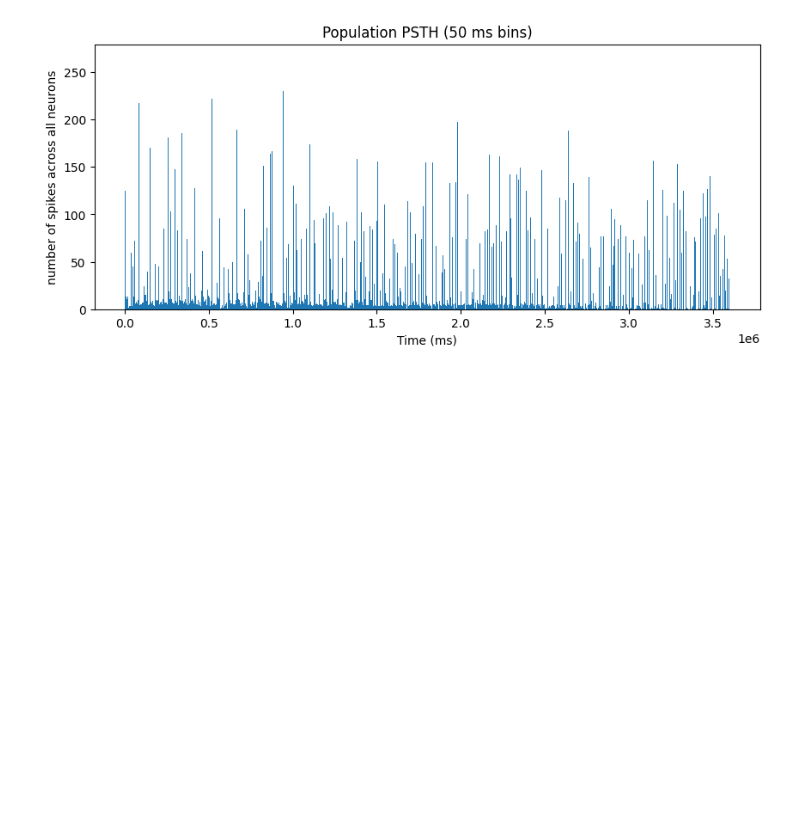
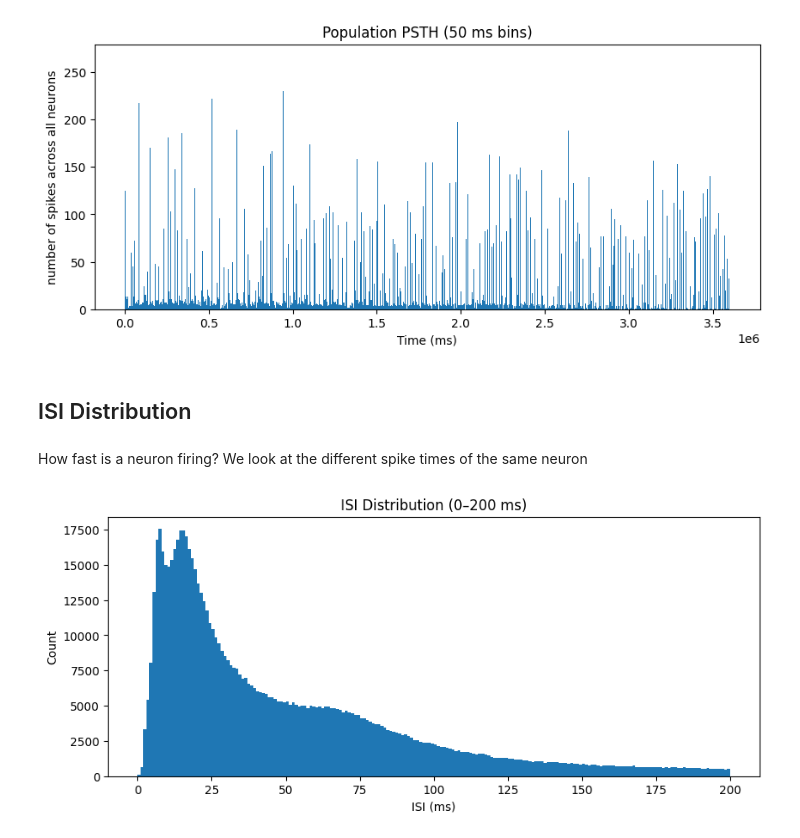
Before and after one commit to Neermita18/NeuroML, a Jupyter notebook: somatosensory_mouse_spike_data.ipynb, the cells around one changed output. Drawn from its saved outputs; the diff is of its cells as text; code cells hidden in the pictures; blank space fills up the shorter version.

Commit message:
ISI for all neurons

```diff
--- a/somatosensory_mouse_spike_data.ipynb
+++ b/somatosensory_mouse_spike_data.ipynb
@@ -202,3 +202,29 @@ T = ds["T"]
 plot_population_histogram(spikes, T)
 # %% [output]
 [figure]
+# %% [markdown]
+## ISI Distribution
+# %% [markdown]
+How fast is a neuron firing? We look at the different spike times of the same neuron
+# %%
+ds= all_datasets[0]   # dataset 1
+spikes = ds["spikes"]
+rates = ds["firing_rates"]
+x = ds["x"]
+y = ds["y"]
+T = ds["T"]
+# %%
+def compute_isis(sp):
+    times = sp[0][0]
+    return np.diff(times)
+# %%
+all_isis = np.concatenate([compute_isis(sp) for sp in spikes if len(sp[0][0]) > 1])
+
+plt.figure(figsize=(10,4))
+plt.hist(all_isis, bins=200, range=(0, 200))
+plt.xlabel("ISI (ms)")
+plt.ylabel("Count")
+plt.title("ISI Distribution (0–200 ms)")
+plt.show()
+# %% [output]
+[figure, added]
```
